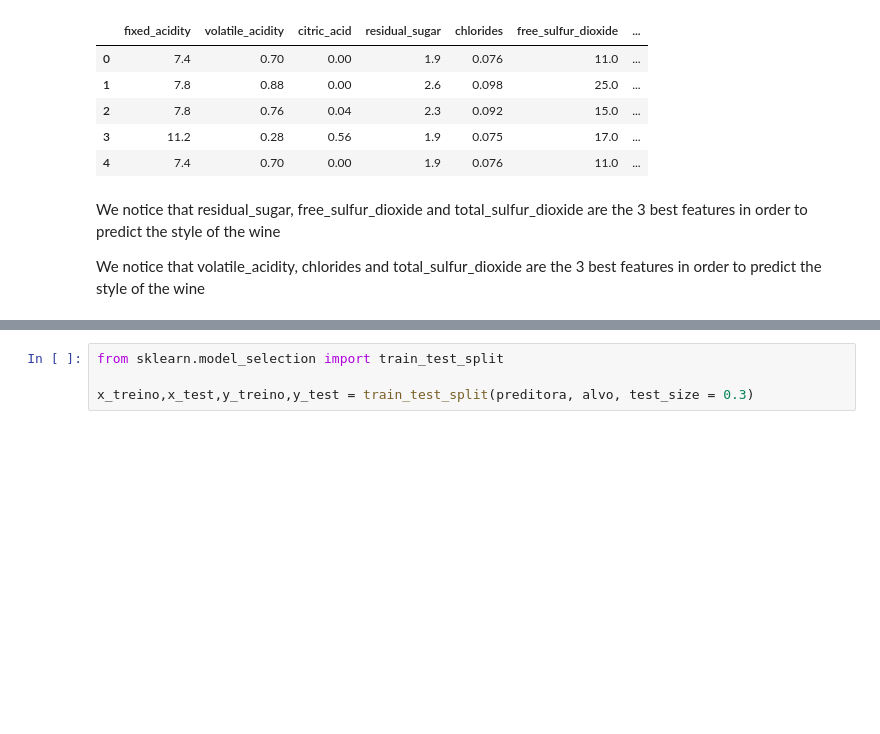
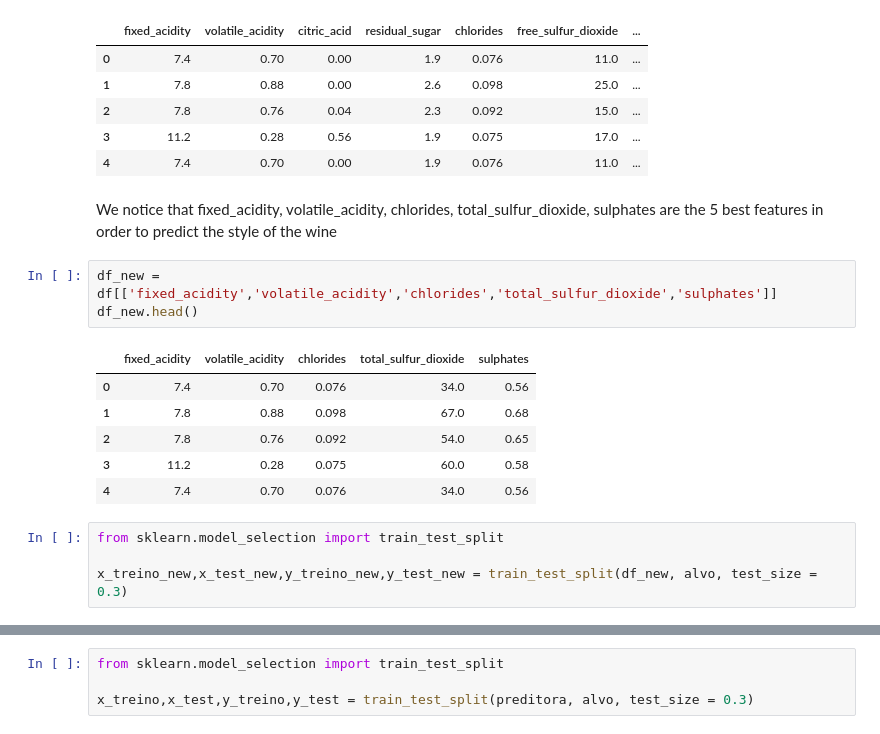
Before and after one commit to anibalfisico/Data-Science, a Jupyter notebook: machine_learning_wine.ipynb, the cells around one changed output, grey strips where cells are left out. Saved outputs shown, nothing was run; the diff lists cells and outputs as text; blank space fills up the shorter version.

Commit message:
Kaggle Notebook | Wine prediction | Version 4

```diff
--- a/machine_learning_wine.ipynb
+++ b/machine_learning_wine.ipynb
@@ -84,6 +86,18 @@ x.head()
 | 3 | 11.2 | 0.28 | 0.56 | 1.9 | 0.075 | 17.0 | ... |
 | 4 | 7.4 | 0.70 | 0.00 | 1.9 | 0.076 | 11.0 | ... |
 # %% [markdown]
-We notice that residual_sugar, free_sulfur_dioxide and total_sulfur_dioxide are the 3 best features in order to predict the style of the wine
-
-We notice that volatile_acidity, chlorides and total_sulfur_dioxide are the 3 best features in order to predict the style of the wine
+We notice that fixed_acidity, volatile_acidity, chlorides, total_sulfur_dioxide, sulphates are the 5 best features in order to predict the style of the wine
+# %%
+df_new = df[['fixed_acidity','volatile_acidity','chlorides','total_sulfur_dioxide','sulphates']]
+df_new.head()
+# %% [output]
+|  | fixed_acidity | volatile_acidity | chlorides | total_sulfur_dioxide | sulphates |
+| 0 | 7.4 | 0.70 | 0.076 | 34.0 | 0.56 |
+| 1 | 7.8 | 0.88 | 0.098 | 67.0 | 0.68 |
+| 2 | 7.8 | 0.76 | 0.092 | 54.0 | 0.65 |
+| 3 | 11.2 | 0.28 | 0.075 | 60.0 | 0.58 |
+| 4 | 7.4 | 0.70 | 0.076 | 34.0 | 0.56 |
+# %%
+from sklearn.model_selection import train_test_split
+
+x_treino_new,x_test_new,y_treino_new,y_test_new = train_test_split(df_new, alvo, test_size = 0.3)
```
Also changed, not shown: parts of 5 cells of this notebook.
